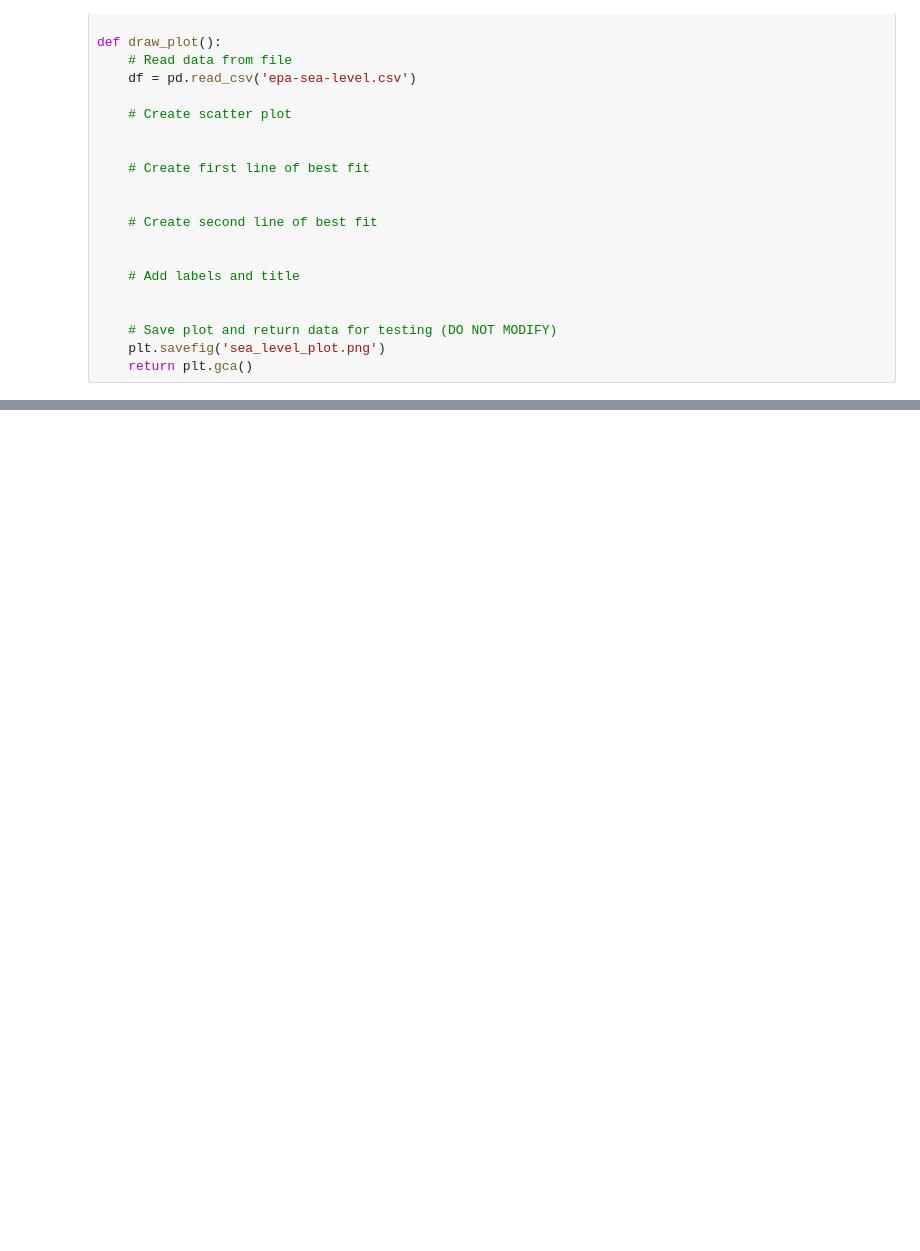
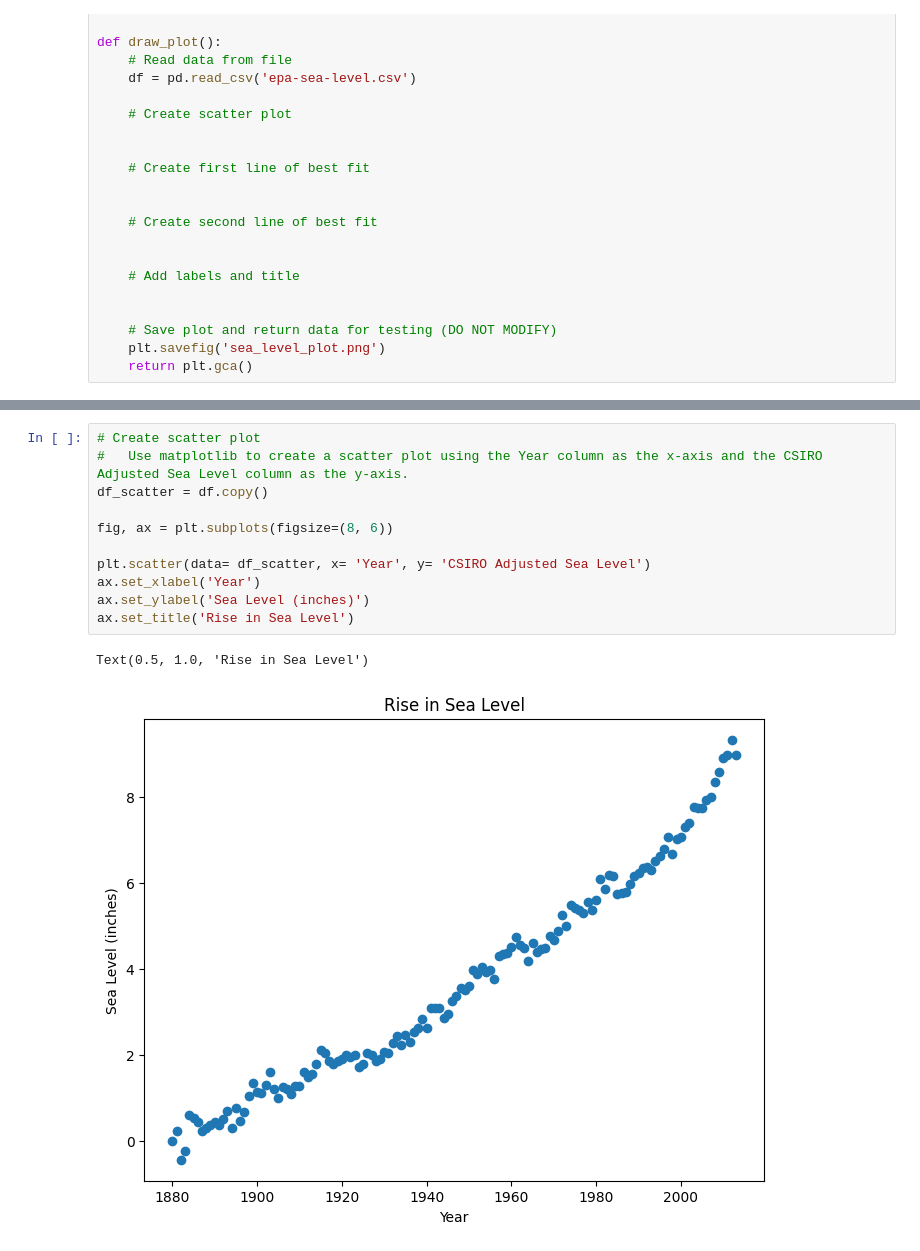
Before and after one commit to garlingz/Sealevel-predict, a Jupyter notebook: notebook.ipynb, the cells around one changed output, grey strips where cells are left out. Cells and saved outputs as stored; diff of their text form; blank space fills up the shorter version.

```diff
--- a/notebook.ipynb
+++ b/notebook.ipynb
@@ -56,0 +64,14 @@ df
+# %%
+# Create scatter plot
+#   Use matplotlib to create a scatter plot using the Year column as the x-axis and the CSIRO Adjusted Sea Level column as the y-axis.
+df_scatter = df.copy()
+
+fig, ax = plt.subplots(figsize=(8, 6))
+
+plt.scatter(data= df_scatter, x= 'Year', y= 'CSIRO Adjusted Sea Level')
+ax.set_xlabel('Year')
+ax.set_ylabel('Sea Level (inches)')
+ax.set_title('Rise in Sea Level')
+# %% [output]
+Text(0.5, 1.0, 'Rise in Sea Level')
+[figure, added]
```
Also changed, not shown: parts of 5 cells of this notebook, 1 other file.
